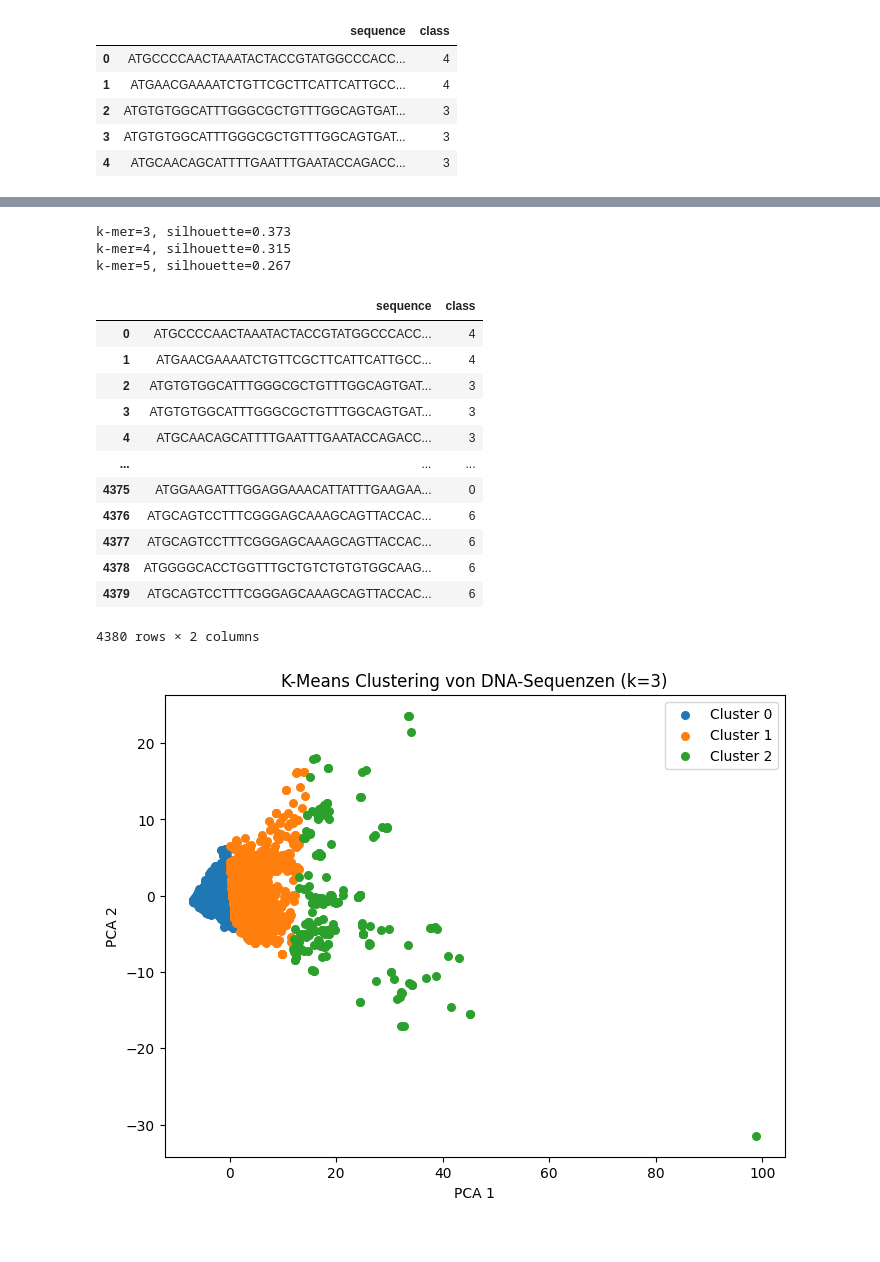
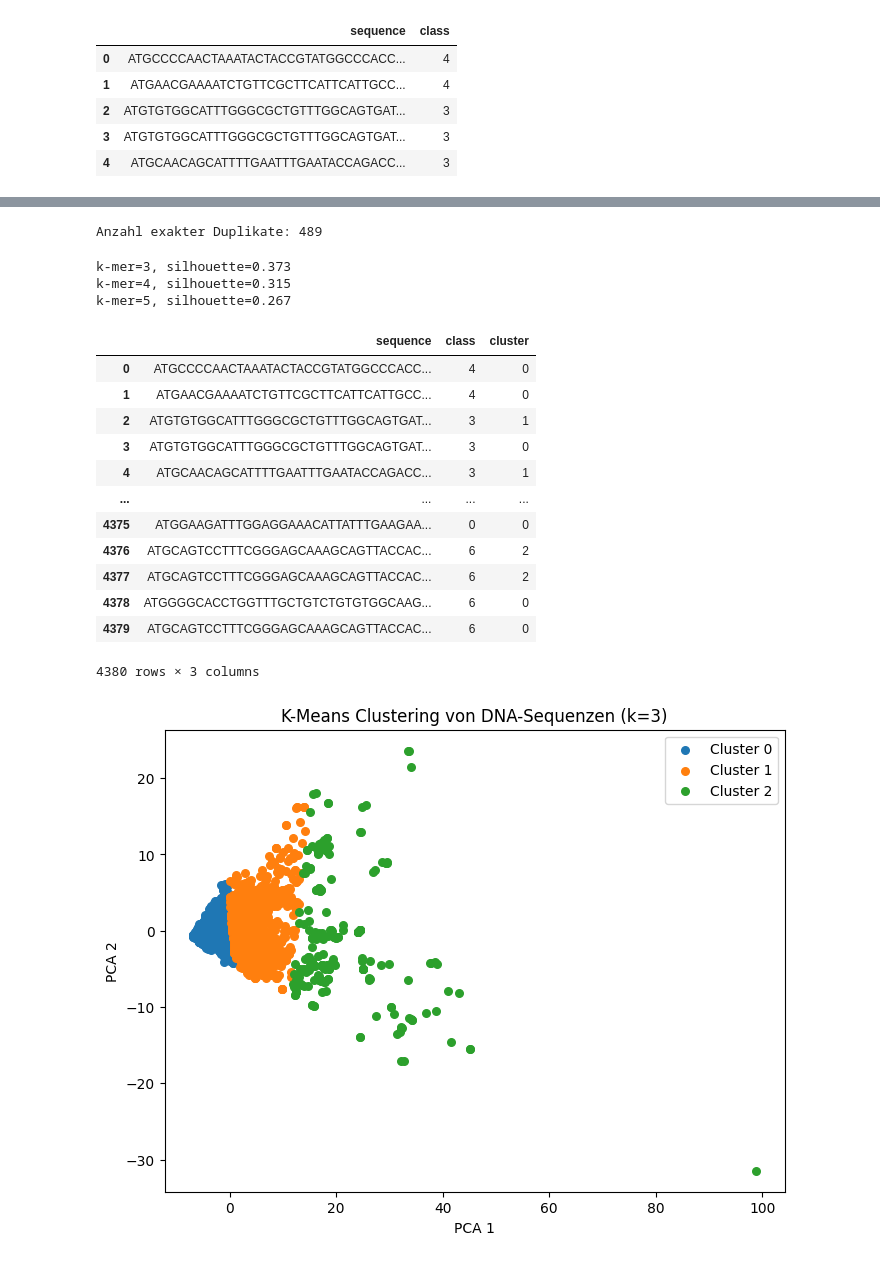
Before and after one commit to YamenNahhas/my-data-project, a Jupyter notebook: notebooks/DNA classification/Human Data Sequnence.ipynb, the cells around one changed output, grey strips where cells are left out. Drawn from its saved outputs; the diff is of its cells as text; code cells hidden in the pictures.

Commit message:
Further processing of data by Human Data Sequence

```diff
--- a/notebooks/DNA classification/Human Data Sequnence.ipynb
+++ b/notebooks/DNA classification/Human Data Sequnence.ipynb
@@ -80,3 +81,16 @@ np.int64(751)
+# %%
+#Deal with duplicates
+sequences = df['sequence'].values
+seq_to_indices = defaultdict(list)
+
+for i, seq in enumerate(sequences):
+    seq_to_indices[seq].append(i)
+
+duplicates = {seq: idxs for seq, idxs in seq_to_indices.items() if len(idxs) > 1}
+
+print(f"Anzahl exakter Duplikate: {len(duplicates)}")
+# %% [output]
+Anzahl exakter Duplikate: 489
 # %%
 #search the best k-mer value for clustering
 for k in [3, 4, 5]:
@@ -93,35 +107,36 @@ k-mer=5, silhouette=0.267
 # %%
 #K-mer Feature Extraction
 k = 3
 vectorizer = CountVectorizer(analyzer="char", ngram_range=(k, k))
 X = vectorizer.fit_transform(sequences)
 
 scaler = StandardScaler(with_mean=False)
 X_scaled = scaler.fit_transform(X)
 
 n_clusters = 3
 kmeans = KMeans(
     n_clusters=n_clusters,
     random_state=42,
     n_init=10
 )
 
 clusters = kmeans.fit_predict(X_scaled)
+df["cluster"] = clusters
 display(df)
 # %% [output]
-|  | sequence | class |
-| 0 | ATGCCCCAACTAAATACTACCGTATGGCCCACC... | 4 |
-| 1 | ATGAACGAAAATCTGTTCGCTTCATTCATTGCC... | 4 |
-| 2 | ATGTGTGGCATTTGGGCGCTGTTTGGCAGTGAT... | 3 |
-| 3 | ATGTGTGGCATTTGGGCGCTGTTTGGCAGTGAT... | 3 |
-| 4 | ATGCAACAGCATTTTGAATTTGAATACCAGACC... | 3 |
-| ... | ... | ... |
-| 4375 | ATGGAAGATTTGGAGGAAACATTATTTGAAGAA... | 0 |
-| 4376 | ATGCAGTCCTTTCGGGAGCAAAGCAGTTACCAC... | 6 |
-| 4377 | ATGCAGTCCTTTCGGGAGCAAAGCAGTTACCAC... | 6 |
-| 4378 | ATGGGGCACCTGGTTTGCTGTCTGTGTGGCAAG... | 6 |
-| 4379 | ATGCAGTCCTTTCGGGAGCAAAGCAGTTACCAC... | 6 |
+|  | sequence | class | cluster |
+| 0 | ATGCCCCAACTAAATACTACCGTATGGCCCACC... | 4 | 0 |
+| 1 | ATGAACGAAAATCTGTTCGCTTCATTCATTGCC... | 4 | 0 |
+| 2 | ATGTGTGGCATTTGGGCGCTGTTTGGCAGTGAT... | 3 | 1 |
+| 3 | ATGTGTGGCATTTGGGCGCTGTTTGGCAGTGAT... | 3 | 0 |
+| 4 | ATGCAACAGCATTTTGAATTTGAATACCAGACC... | 3 | 1 |
+| ... | ... | ... | ... |
+| 4375 | ATGGAAGATTTGGAGGAAACATTATTTGAAGAA... | 0 | 0 |
+| 4376 | ATGCAGTCCTTTCGGGAGCAAAGCAGTTACCAC... | 6 | 2 |
+| 4377 | ATGCAGTCCTTTCGGGAGCAAAGCAGTTACCAC... | 6 | 2 |
+| 4378 | ATGGGGCACCTGGTTTGCTGTCTGTGTGGCAAG... | 6 | 0 |
+| 4379 | ATGCAGTCCTTTCGGGAGCAAAGCAGTTACCAC... | 6 | 0 |
-4380 rows × 2 columns
+4380 rows × 3 columns
 # %%
 #PCA zur Visualisierung
 pca = PCA(n_components=2, random_state=42)
```
Also changed, not shown: parts of 5 cells of this notebook.
